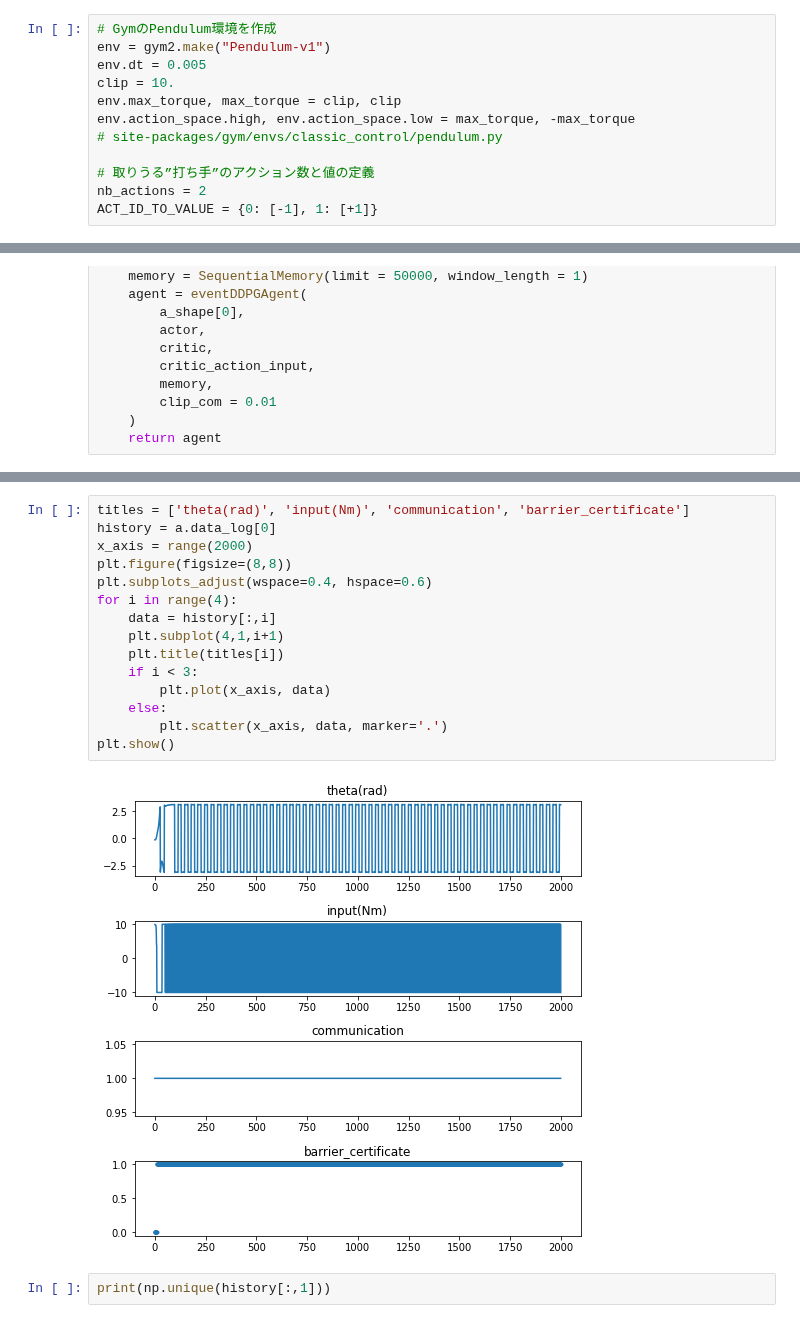
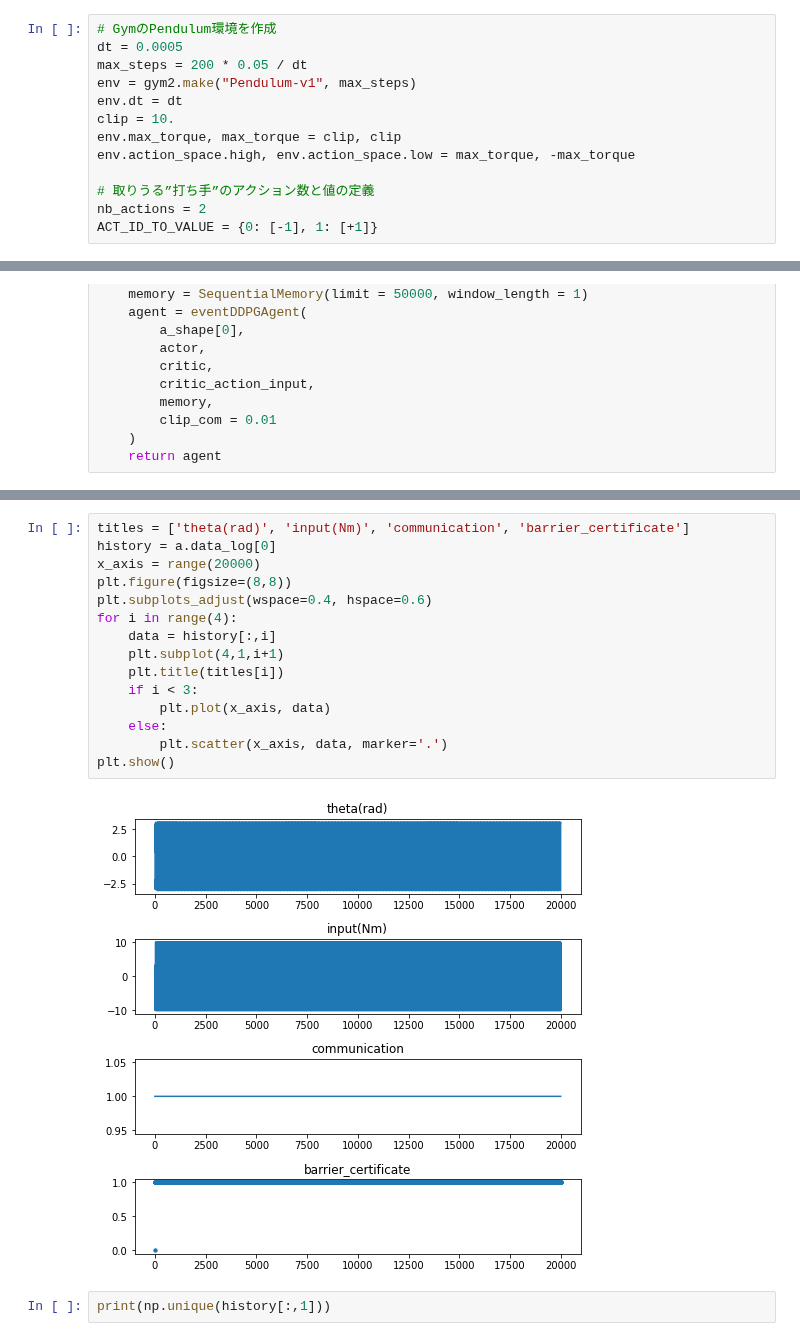
Before and after one commit to ibuki1024/eventDDPG, a Jupyter notebook: notebook/event_trigger_safe.ipynb, the cells around one changed output, grey strips where cells are left out. Drawn from its saved outputs; the diff is of its cells as text.

Commit message:
make max_epsode_step flexible

```diff
--- a/notebook/event_trigger_safe.ipynb
+++ b/notebook/event_trigger_safe.ipynb
@@ -18,12 +18,13 @@ from rl2.memory import SequentialMemory
 Using TensorFlow backend.
 # %%
 # GymのPendulum環境を作成
-env = gym2.make("Pendulum-v1")
-env.dt = 0.005
+dt = 0.0005
+max_steps = 200 * 0.05 / dt
+env = gym2.make("Pendulum-v1", max_steps)
+env.dt = dt
 clip = 10.
 env.max_torque, max_torque = clip, clip
 env.action_space.high, env.action_space.low = max_torque, -max_torque
-# site-packages/gym/envs/classic_control/pendulum.py
 
 # 取りうる”打ち手”のアクション数と値の定義
 nb_actions = 2
@@ -114,20 +110,20 @@ Episode 1: reward: -19170.443, steps: 2000
 # %%
 titles = ['theta(rad)', 'input(Nm)', 'communication', 'barrier_certificate']
 history = a.data_log[0]
-x_axis = range(2000)
+x_axis = range(20000)
 plt.figure(figsize=(8,8))
 plt.subplots_adjust(wspace=0.4, hspace=0.6)
 for i in range(4):
     data = history[:,i]
     plt.subplot(4,1,i+1)
     plt.title(titles[i])
     if i < 3:
         plt.plot(x_axis, data)
     else:
         plt.scatter(x_axis, data, marker='.')
 plt.show()
 # %% [output]
-[figure, old version]
+[figure, new version]
 # %%
 print(np.unique(history[:,1]))
 # %% [output]
```
Also changed, not shown: parts of 3 cells of this notebook, 2 other files.
